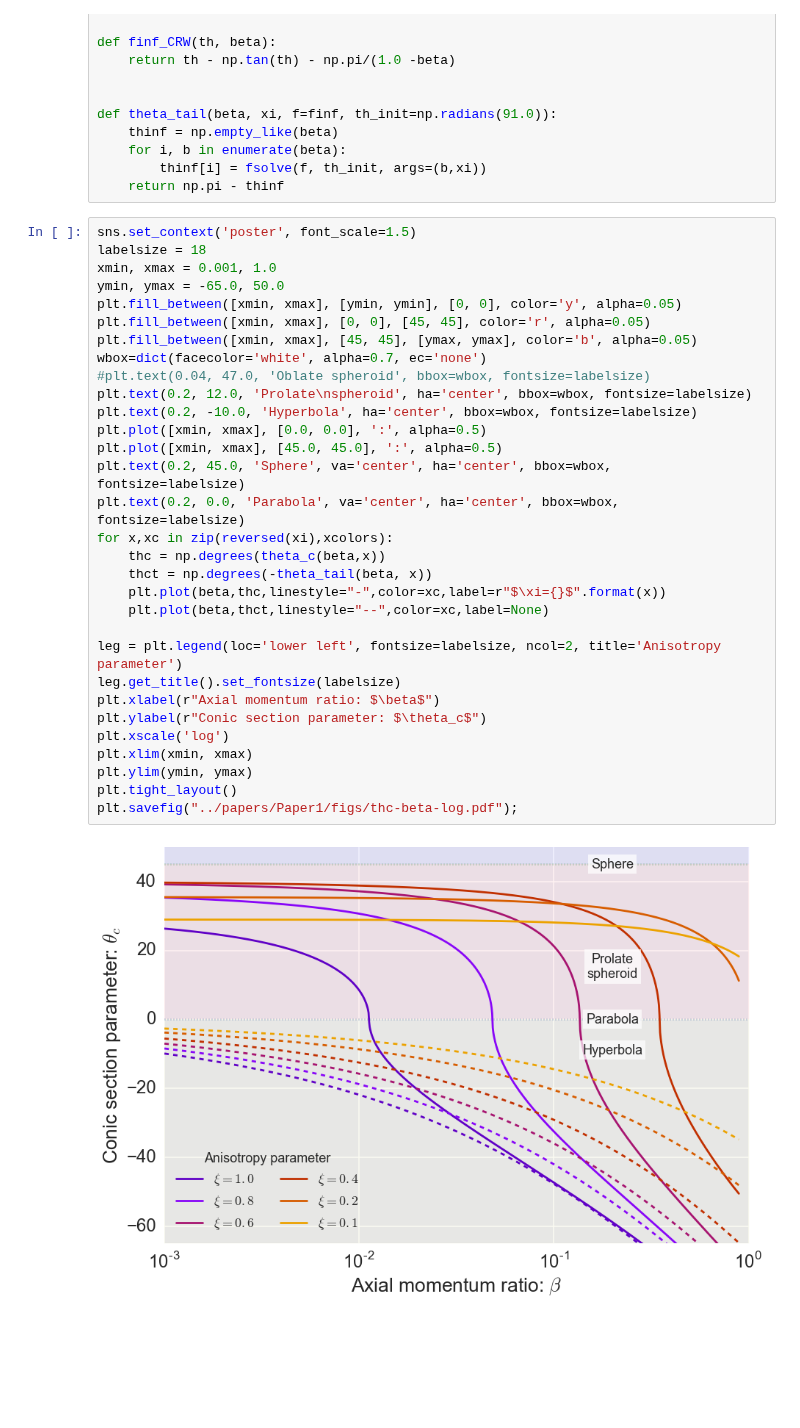
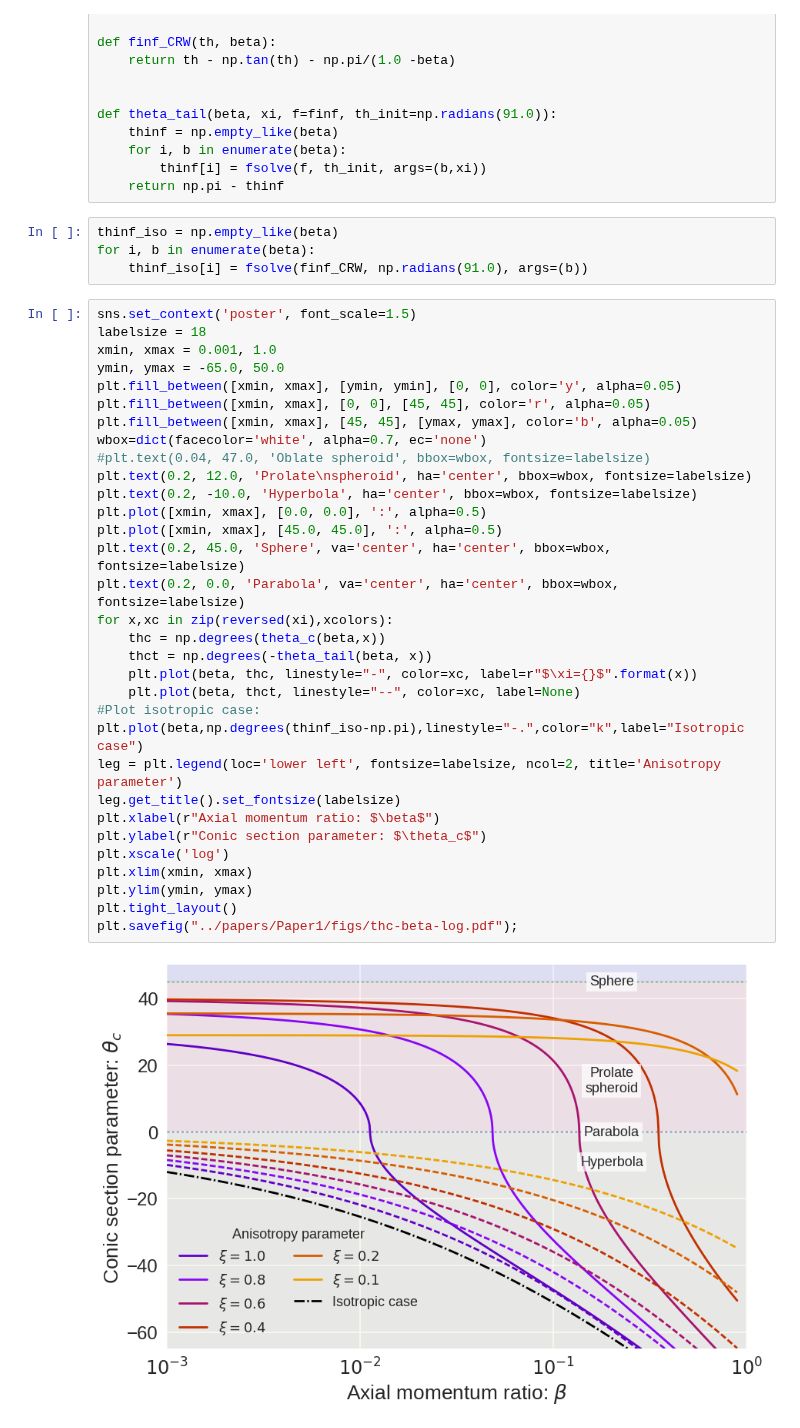
Before and after one commit to will-henney/bowshock-shape, a Jupyter notebook: CRW-shapes/Radii_vs_beta.ipynb, the cells around one changed output. Saved outputs shown, nothing was run; the diff lists cells and outputs as text; blank space fills up the shorter version.

Commit message:
Incorporate isotropic case to figure 9.
Other changes:
- Resize figure 8 and relocated in figs folder.

```diff
--- a/CRW-shapes/Radii_vs_beta.ipynb
+++ b/CRW-shapes/Radii_vs_beta.ipynb
@@ -209,36 +209,41 @@ def theta_tail(beta, xi, f=finf, th_init=np.radians(91.0)):
     for i, b in enumerate(beta):
         thinf[i] = fsolve(f, th_init, args=(b,xi))
     return np.pi - thinf
+# %%
+thinf_iso = np.empty_like(beta)
+for i, b in enumerate(beta):
+    thinf_iso[i] = fsolve(finf_CRW, np.radians(91.0), args=(b))
 # %%
 sns.set_context('poster', font_scale=1.5)
 labelsize = 18
 xmin, xmax = 0.001, 1.0
 ymin, ymax = -65.0, 50.0
 plt.fill_between([xmin, xmax], [ymin, ymin], [0, 0], color='y', alpha=0.05)
 plt.fill_between([xmin, xmax], [0, 0], [45, 45], color='r', alpha=0.05)
 plt.fill_between([xmin, xmax], [45, 45], [ymax, ymax], color='b', alpha=0.05)
 wbox=dict(facecolor='white', alpha=0.7, ec='none')
 #plt.text(0.04, 47.0, 'Oblate spheroid', bbox=wbox, fontsize=labelsize)
 plt.text(0.2, 12.0, 'Prolate\nspheroid', ha='center', bbox=wbox, fontsize=labelsize)
 plt.text(0.2, -10.0, 'Hyperbola', ha='center', bbox=wbox, fontsize=labelsize)
 plt.plot([xmin, xmax], [0.0, 0.0], ':', alpha=0.5)
 plt.plot([xmin, xmax], [45.0, 45.0], ':', alpha=0.5)
 plt.text(0.2, 45.0, 'Sphere', va='center', ha='center', bbox=wbox, fontsize=labelsize)
 plt.text(0.2, 0.0, 'Parabola', va='center', ha='center', bbox=wbox, fontsize=labelsize)
 for x,xc in zip(reversed(xi),xcolors):
     thc = np.degrees(theta_c(beta,x))
     thct = np.degrees(-theta_tail(beta, x))
-    plt.plot(beta,thc,linestyle="-",color=xc,label=r"$\xi={}$".format(x))
-    plt.plot(beta,thct,linestyle="--",color=xc,label=None)
-
+    plt.plot(beta, thc, linestyle="-", color=xc, label=r"$\xi={}$".format(x))
+    plt.plot(beta, thct, linestyle="--", color=xc, label=None)
+#Plot isotropic case:
+plt.plot(beta,np.degrees(thinf_iso-np.pi),linestyle="-.",color="k",label="Isotropic case")
 leg = plt.legend(loc='lower left', fontsize=labelsize, ncol=2, title='Anisotropy parameter')
 leg.get_title().set_fontsize(labelsize)
 plt.xlabel(r"Axial momentum ratio: $\beta$")
 plt.ylabel(r"Conic section parameter: $\theta_c$")
 plt.xscale('log')
 plt.xlim(xmin, xmax)
 plt.ylim(ymin, ymax)
 plt.tight_layout()
 plt.savefig("../papers/Paper1/figs/thc-beta-log.pdf");
 # %% [output]
-[figure, old version]
+[figure, new version]
```
Also changed, not shown: parts of 6 cells of this notebook, 6 other files.
